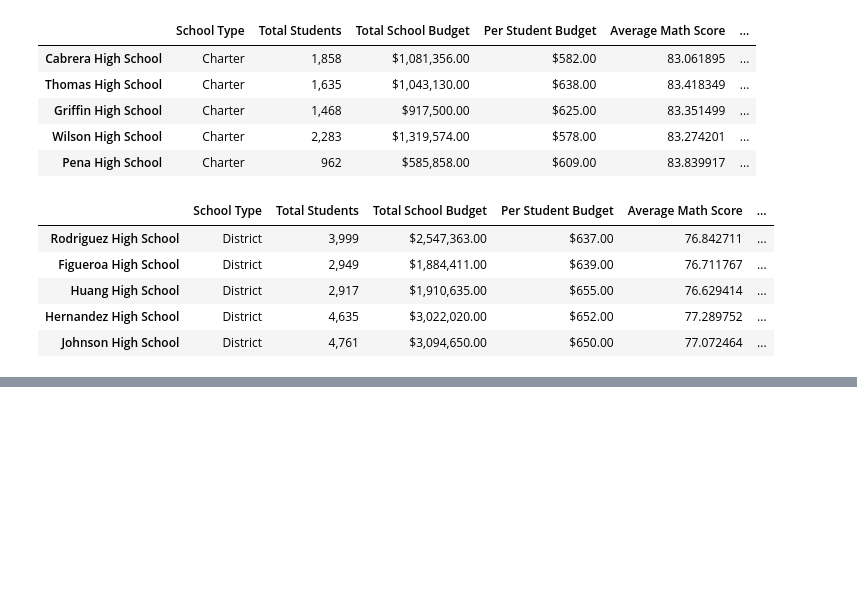
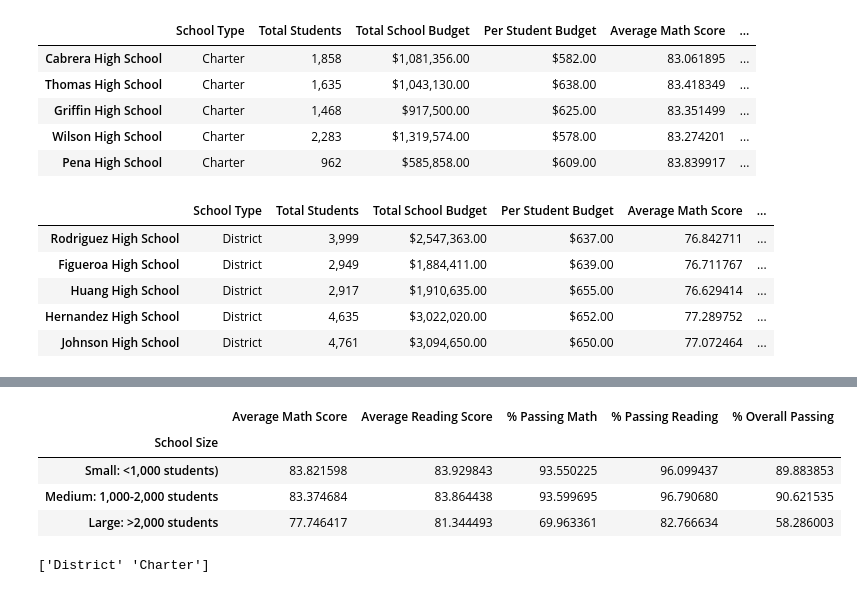
Before and after one commit to golson002/04-Pandas-Challenge, a Jupyter notebook: PyCitySchools/PyCitySchools_Submission.ipynb, the cells around one changed output, grey strips where cells are left out. Drawn from its saved outputs; the diff is of its cells as text; code cells hidden in the pictures; blank space fills up the shorter version.

```diff
--- a/PyCitySchools/PyCitySchools_Submission.ipynb
+++ b/PyCitySchools/PyCitySchools_Submission.ipynb
@@ -403,0 +706,11 @@ TypeError: 'type' object is not subscriptable
+# %%
+# Create bins and labels to place values in the total_students_grouped series in
+bins = [0, 1000, 2000, 5000]
+labels = ['Small: <1,000 students)','Medium: 1,000-2,000 students', 'Large: >2,000 students']
+
+# Slice the total_students_grouped data for each school and put it into the correct bin
+pd.cut(total_students_grouped, bins, labels = labels)
+
+# Add the sliced data series into the grouped_schools_df
+grouped_schools_df['School Size'] = pd.cut(total_students_grouped, bins, labels = labels)
+grouped_schools_df
@@ -403,0 +734,13 @@ TypeError: 'type' object is not subscriptable
+# %%
+# Create a Groupby object based on 'School Size'
+school_size_grouped = grouped_schools_df.groupby('School Size')
+
+# Display school performance based on the 'Per Student Budget Group' bins/ranges
+school_size_grouped[['Average Math Score','Average Reading Score','% Passing Math',
+                  '% Passing Reading','% Overall Passing']].mean()
+# %% [output]
+|  | Average Math Score | Average Reading Score | % Passing Math | % Passing Reading | % Overall Passing |
+| School Size |  |  |  |  |  |
+| Small: <1,000 students) | 83.821598 | 83.929843 | 93.550225 | 96.099437 | 89.883853 |
+| Medium: 1,000-2,000 students | 83.374684 | 83.864438 | 93.599695 | 96.790680 | 90.621535 |
+| Large: >2,000 students | 77.746417 | 81.344493 | 69.963361 | 82.766634 | 58.286003 |
@@ -403,0 +749,6 @@ TypeError: 'type' object is not subscriptable
+# %%
+# df.loc 'district' and 'charter' and give a value of 0 or 1- then can do binning
+# Is there an easier way to do this??
+print(school_type_grouped.unique())
+# %% [output]
+['District' 'Charter']
```
Also changed, not shown: parts of 20 cells of this notebook.
